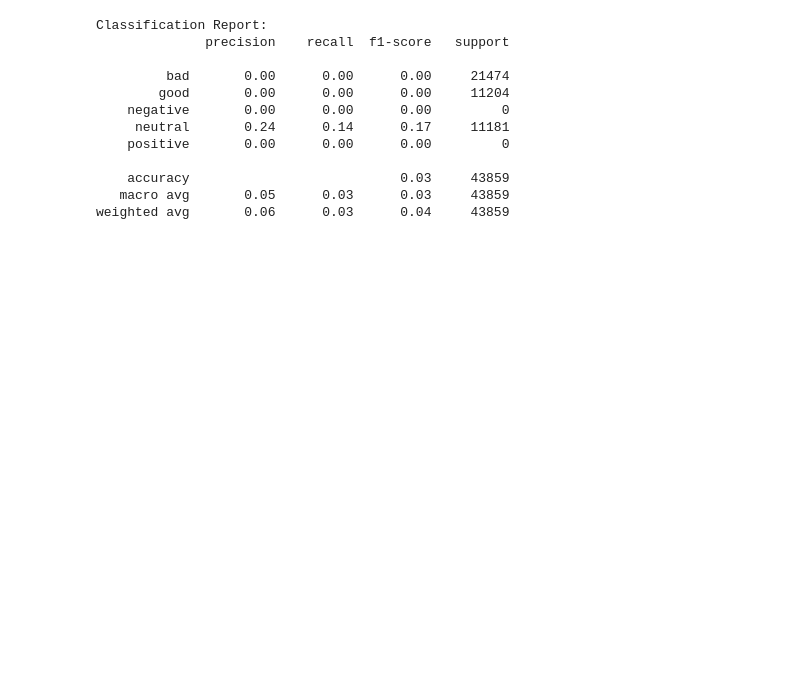
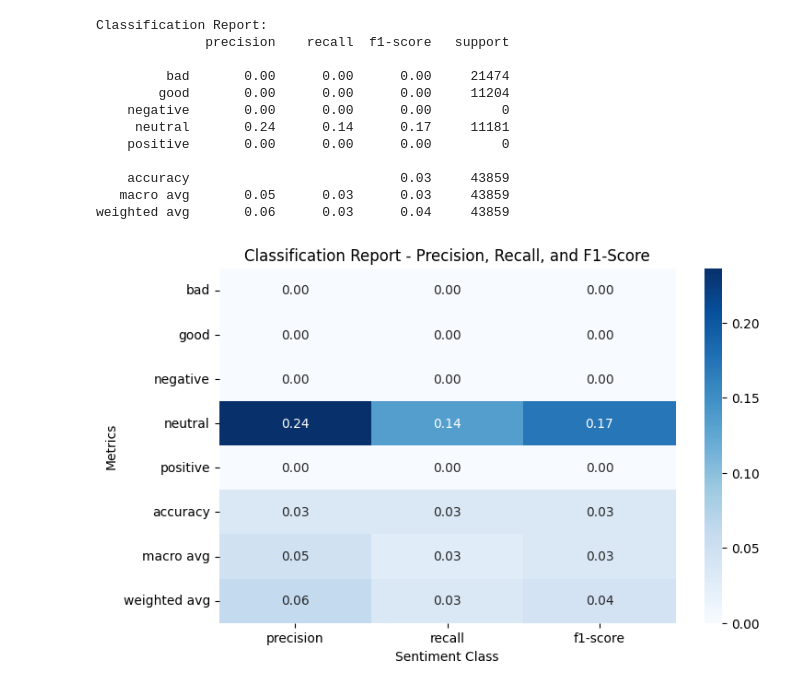
Before and after one commit to vetrimugesh/Machine_learning, a Jupyter notebook: nlp.ipynb, the cells around one changed output. Drawn from its saved outputs; the diff is of its cells as text; code cells hidden in the pictures; blank space fills up the shorter version.

```diff
--- a/nlp.ipynb
+++ b/nlp.ipynb
@@ -48,9 +35,13 @@ def analyze_sentiment(text):
 # Make predictions on the test set
 y_pred = X_test.apply(analyze_sentiment)
 
+# Generate the classification report
 report = classification_report(y_test, y_pred)
 print("Classification Report:")
 print(report)
+
+# Convert the classification report into a DataFrame
+report_df = pd.DataFrame(classification_report(y_test, y_pred, output_dict=True)).transpose()
 # %% [output]
 Classification Report:
               precision    recall  f1-score   support
@@ -64,3 +55,13 @@ Classification Report:
     accuracy                           0.03     43859
    macro avg       0.05      0.03      0.03     43859
 weighted avg       0.06      0.03      0.04     43859
+# %%
+# Plot the classification report as a heatmap
+plt.figure(figsize=(8, 5))
+sns.heatmap(report_df.iloc[:, :-1], annot=True, cmap='Blues', fmt='.2f')
+plt.title('Classification Report - Precision, Recall, and F1-Score')
+plt.xlabel('Sentiment Class')
+plt.ylabel('Metrics')
+plt.show()
+# %% [output]
+[figure, added]
```
Also changed, not shown: parts of 3 cells of this notebook.
